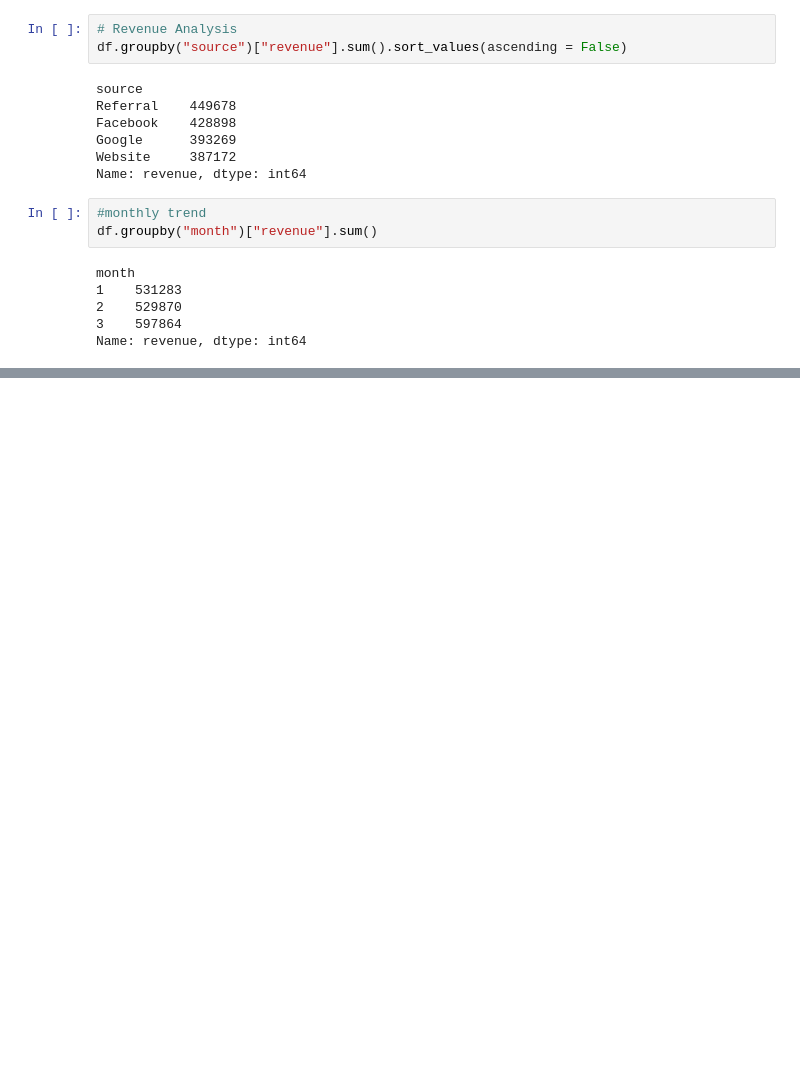
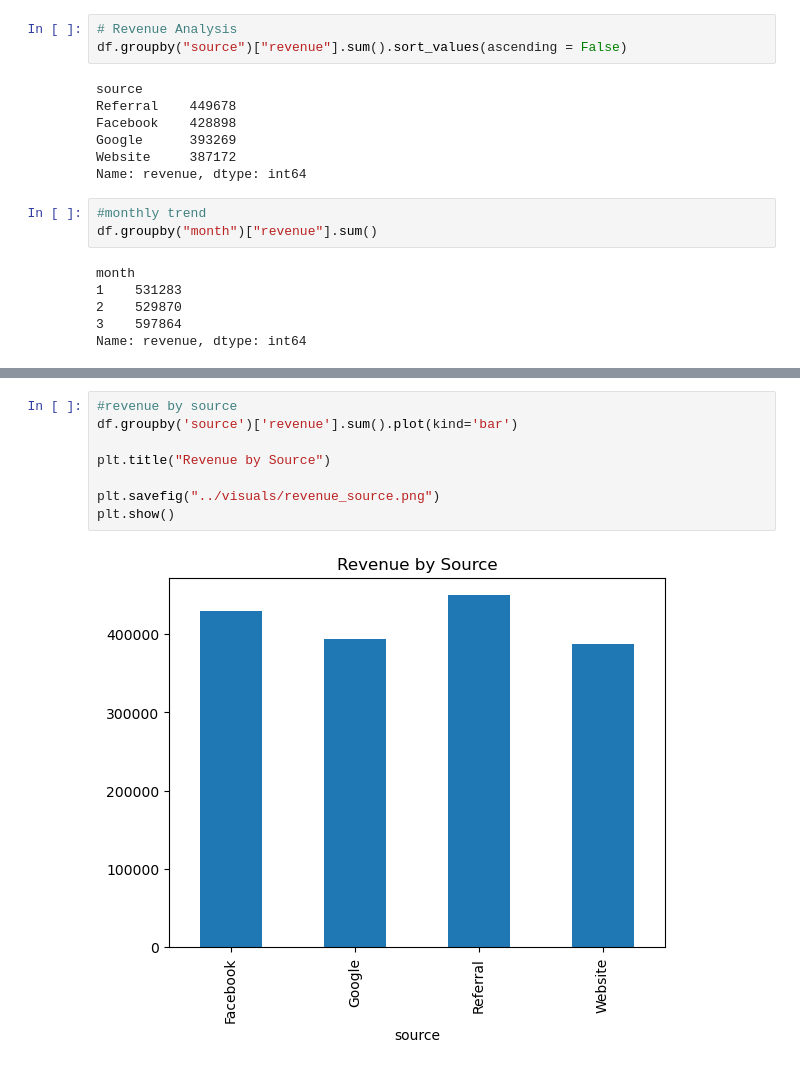
Before and after one commit to AnkushRawat0/Lead-Managment-Analysis-, a Jupyter notebook: notebooks/lead_analysis.ipynb, the cells around one changed output, grey strips where cells are left out. Saved outputs shown, nothing was run; the diff lists cells and outputs as text; blank space fills up the shorter version.

```diff
--- a/notebooks/lead_analysis.ipynb
+++ b/notebooks/lead_analysis.ipynb
@@ -123,0 +133,10 @@ conversion_rate_source.plot(kind =)
+# %%
+#revenue by source
+df.groupby('source')['revenue'].sum().plot(kind='bar')
+
+plt.title("Revenue by Source")
+
+plt.savefig("../visuals/revenue_source.png")
+plt.show()
+# %% [output]
+[figure, added]
```
Also changed, not shown: parts of 3 cells of this notebook, 4 other files.
